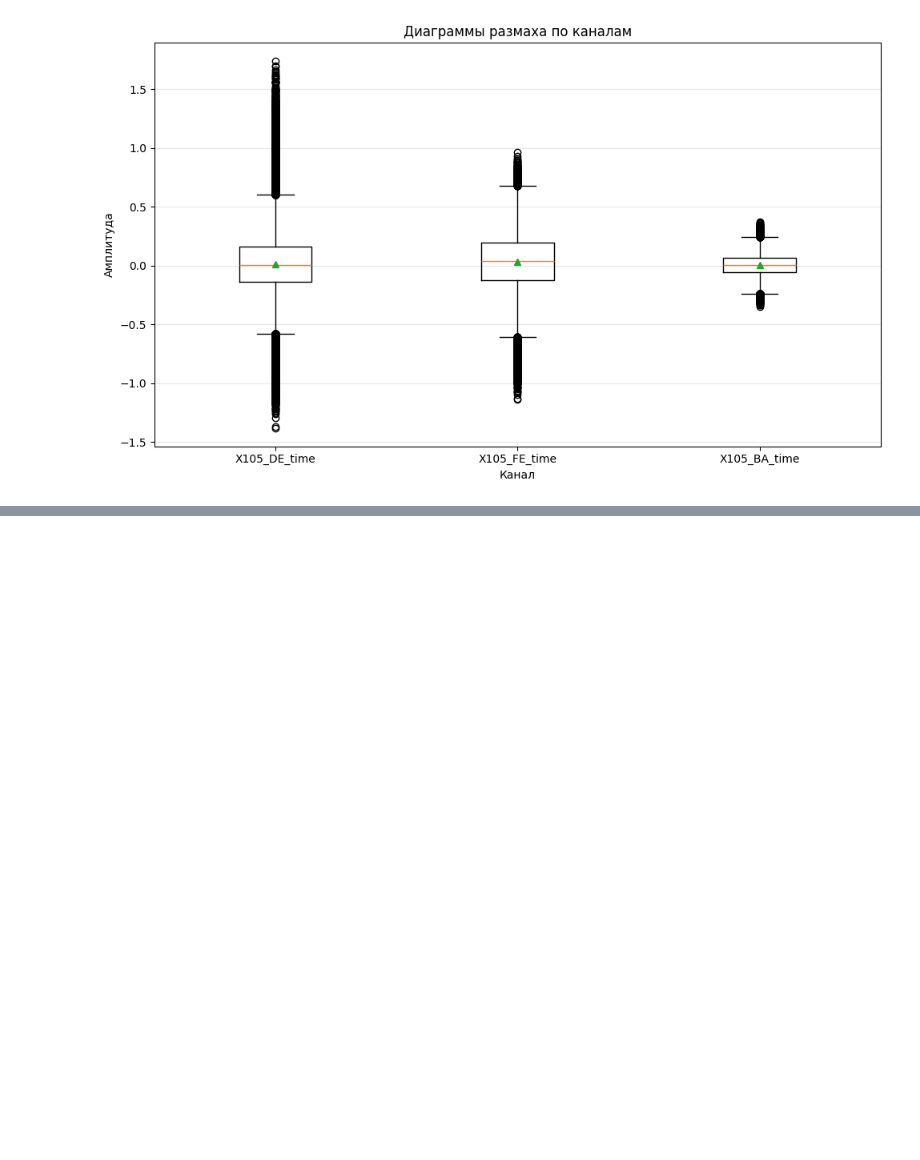
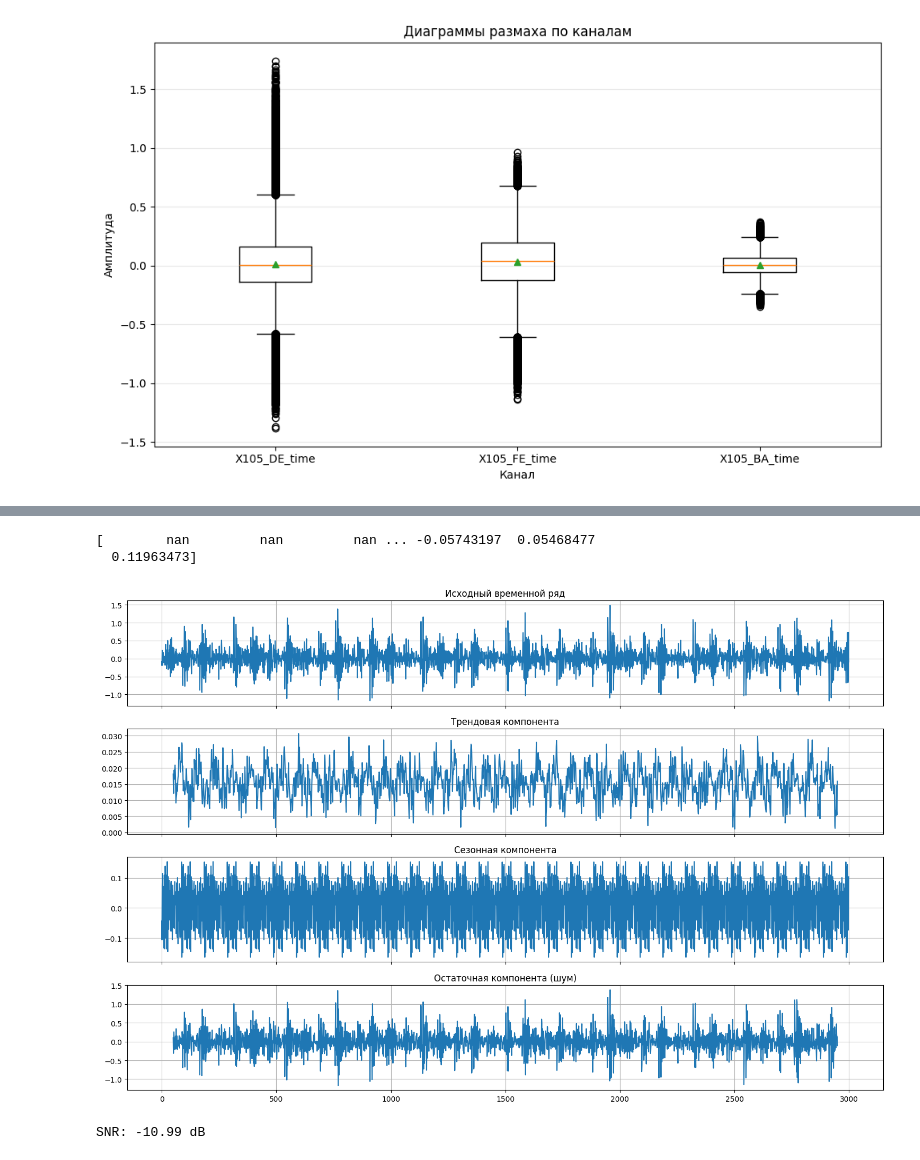
Before and after one commit to coffeequ/AnalyzDatasets, a Jupyter notebook: AudioType/main.ipynb, the cells around one changed output, grey strips where cells are left out. Drawn from its saved outputs; the diff is of its cells as text; code cells hidden in the pictures; blank space fills up the shorter version.

```diff
--- a/AudioType/main.ipynb
+++ b/AudioType/main.ipynb
@@ -234,0 +351,68 @@ plt.show()
+# %%
+#7
+# выбираем один канал (например DE)
+
+signal = ir_signal[:5000]
+
+# декомпозиция
+period = 100
+result = seasonal_decompose(signal, model='additive', period=period)
+
+trend = pd.Series(result.trend).interpolate().values
+seasonal = result.seasonal
+
+signal_clean = trend + seasonal
+
+print(signal_clean)
+# --------------------------------------------------
+# построение 4 графиков
+# --------------------------------------------------
+fig, axes = plt.subplots(4, 1, figsize=(15, 10), sharex=True)
+
+# исходный ряд
+axes[0].plot(signal)
+axes[0].set_title('Исходный временной ряд')
+axes[0].grid(True)
+
+# тренд
+axes[1].plot(result.trend)
+axes[1].set_title('Трендовая компонента')
+axes[1].grid(True)
+
+# сезонная компонента
+axes[2].plot(result.seasonal)
+axes[2].set_title('Сезонная компонента')
+axes[2].grid(True)
+
+# остатки (шум)
+axes[3].plot(result.resid)
+axes[3].set_title('Остаточная компонента (шум)')
+axes[3].grid(True)
+
+plt.tight_layout()
+plt.savefig("./Decompose.png")
+plt.show()
+# %% [output]
+[        nan         nan         nan ... -0.05743197  0.05468477
+  0.11963473]
+[figure, added]
+# %%
+#7
+# безопасное восстановление компонент
+trend = np.nan_to_num(result.trend)
+seasonal = np.nan_to_num(result.seasonal)
+residual = np.nan_to_num(result.resid)
+
+# полезный сигнал
+signal_clean = trend + seasonal
+
+# дисперсии
+signal_var = np.var(signal_clean)
+noise_var = np.var(residual)
+
+# SNR
+snr = 10 * np.log10(signal_var / noise_var)
+
+print(f"SNR: {snr:.2f} dB")
+# %% [output]
+SNR: -10.99 dB
```
Also changed, not shown: parts of 5 cells of this notebook, 1 other file.
